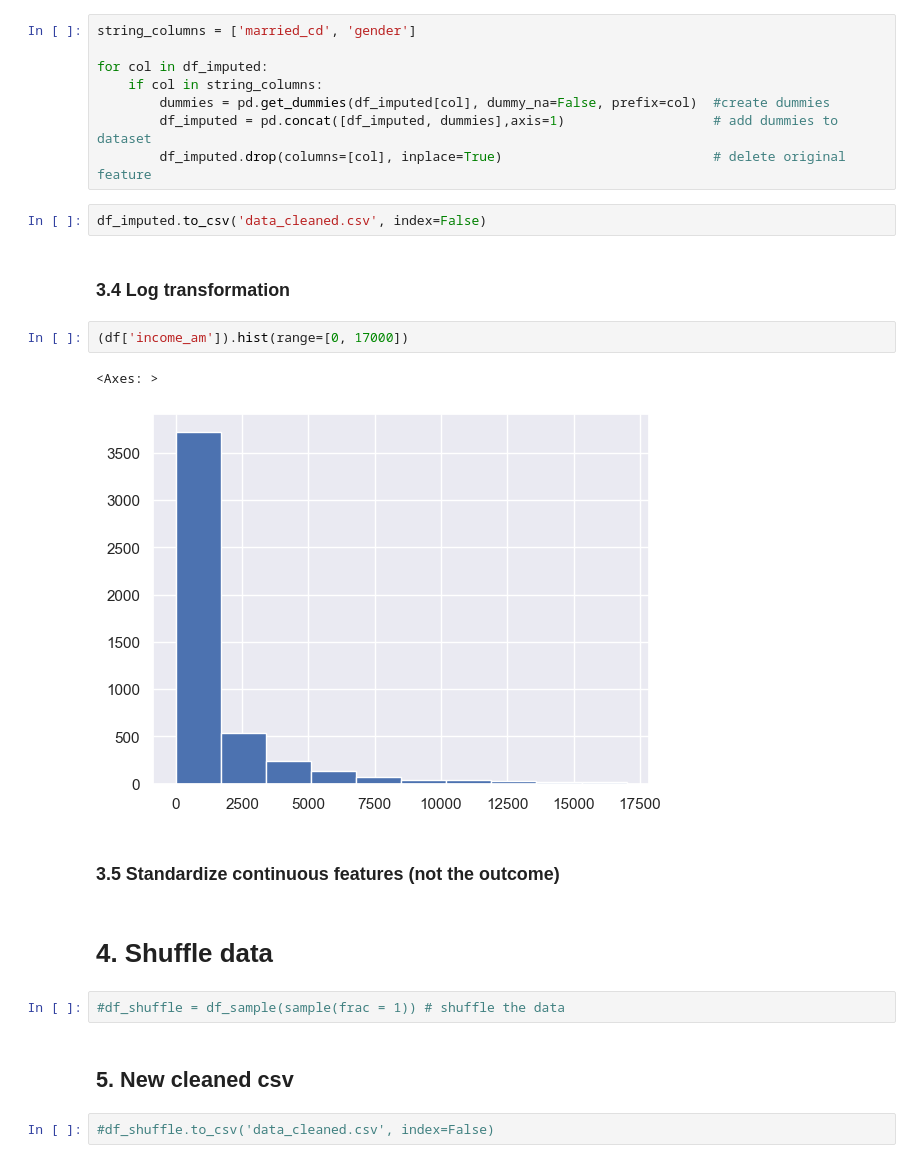
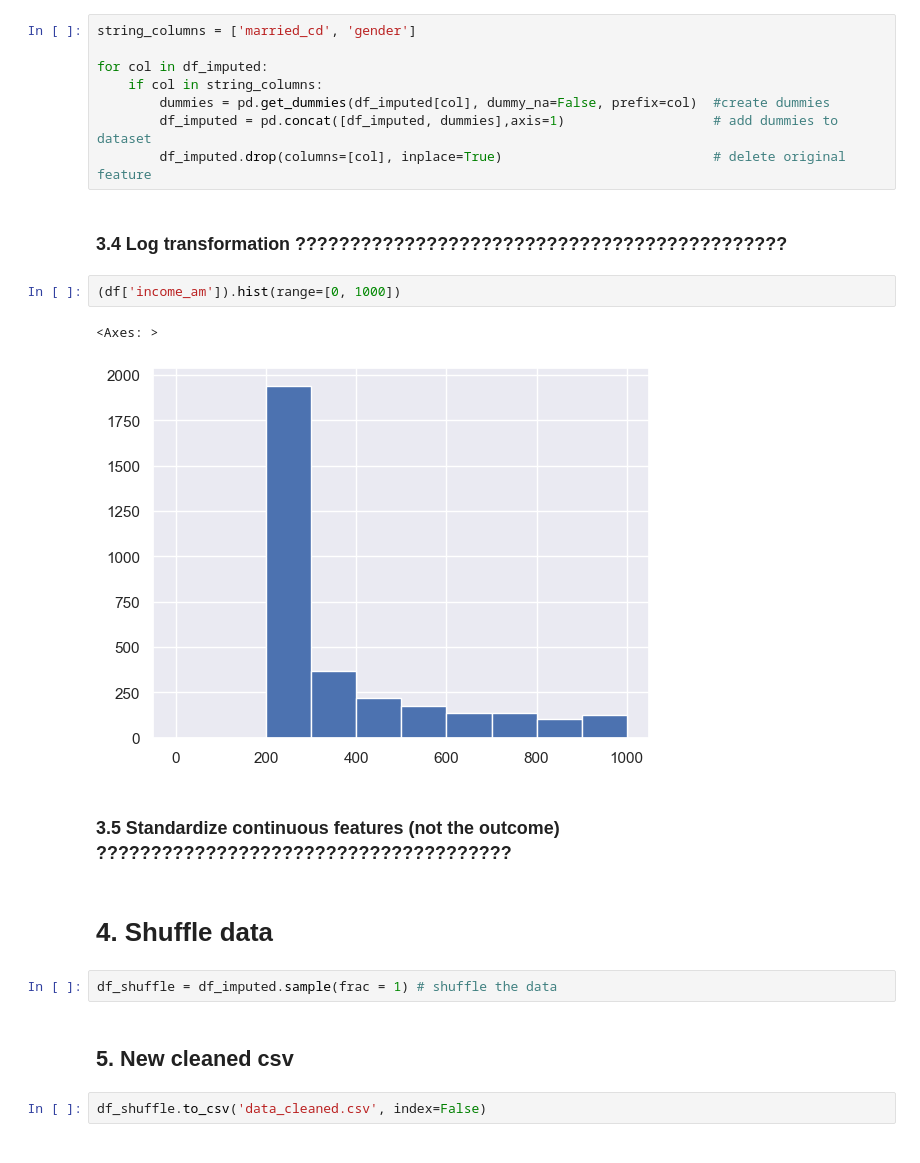
Before and after one commit to Vicba/SchoolProject, a Jupyter notebook: Project.ipynb, the cells around one changed output. Cells and saved outputs as stored; diff of their text form.

```diff
--- a/Project.ipynb
+++ b/Project.ipynb
@@ -443,22 +443,20 @@ for col in df_imputed:
         dummies = pd.get_dummies(df_imputed[col], dummy_na=False, prefix=col)  #create dummies
         df_imputed = pd.concat([df_imputed, dummies],axis=1)                   # add dummies to dataset
         df_imputed.drop(columns=[col], inplace=True)                           # delete original feature
-# %%
-df_imputed.to_csv('data_cleaned.csv', index=False)
 # %% [markdown]
-### 3.4 Log transformation
+### 3.4 Log transformation ?????????????????????????????????????????????
 # %%
-(df['income_am']).hist(range=[0, 17000])
+(df['income_am']).hist(range=[0, 1000])
 # %% [output]
 <Axes: >
-[figure, old version]
+[figure, new version]
 # %% [markdown]
-### 3.5 Standardize continuous features (not the outcome)
+### 3.5 Standardize continuous features (not the outcome) ??????????????????????????????????????
 # %% [markdown]
 # 4. Shuffle data
 # %%
-#df_shuffle = df_sample(sample(frac = 1)) # shuffle the data
+df_shuffle = df_imputed.sample(frac = 1) # shuffle the data
 # %% [markdown]
 ## 5. New cleaned csv
 # %%
-#df_shuffle.to_csv('data_cleaned.csv', index=False)
+df_shuffle.to_csv('data_cleaned.csv', index=False)
```
Also changed, not shown: 1 other file.
